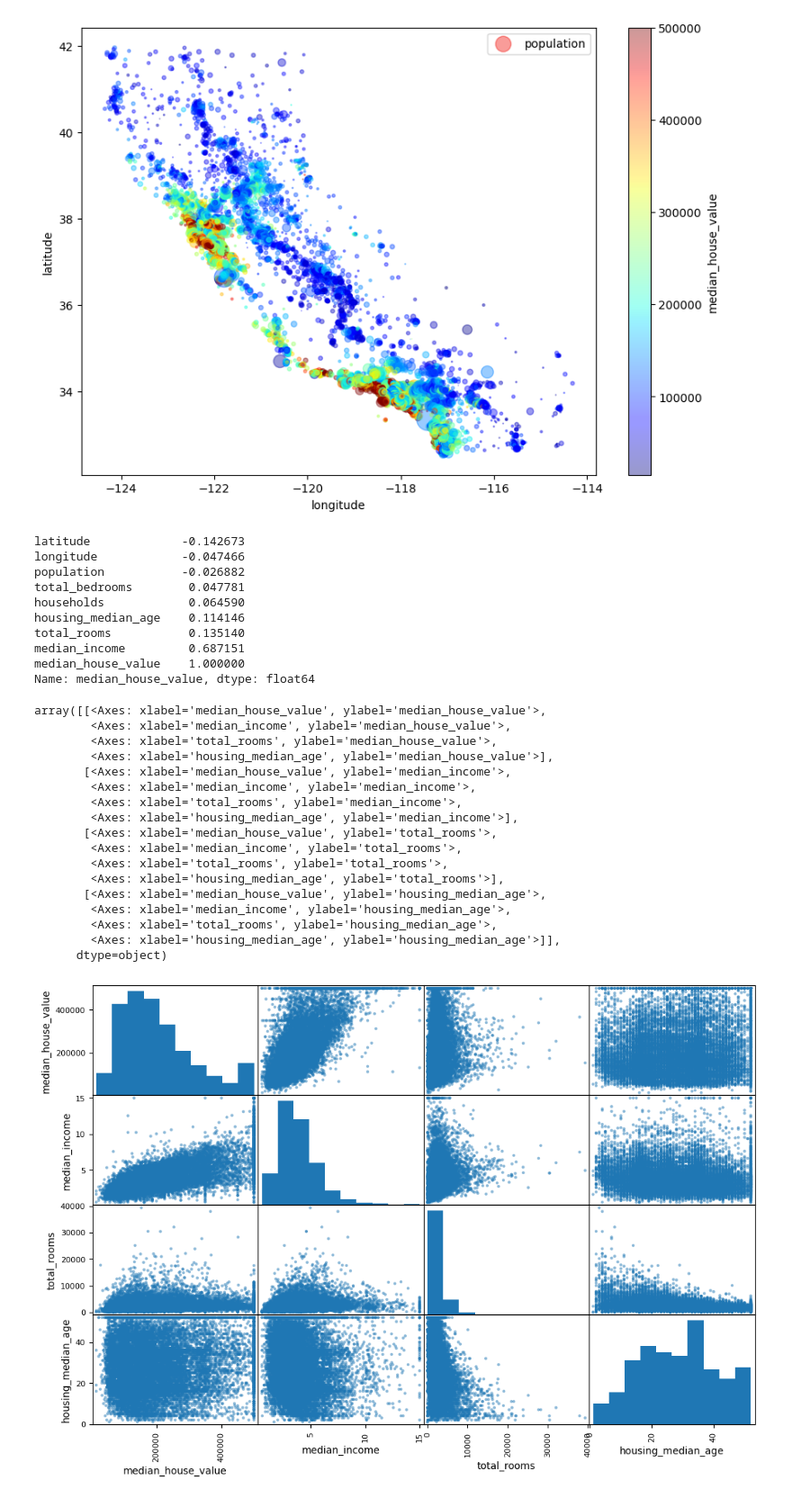
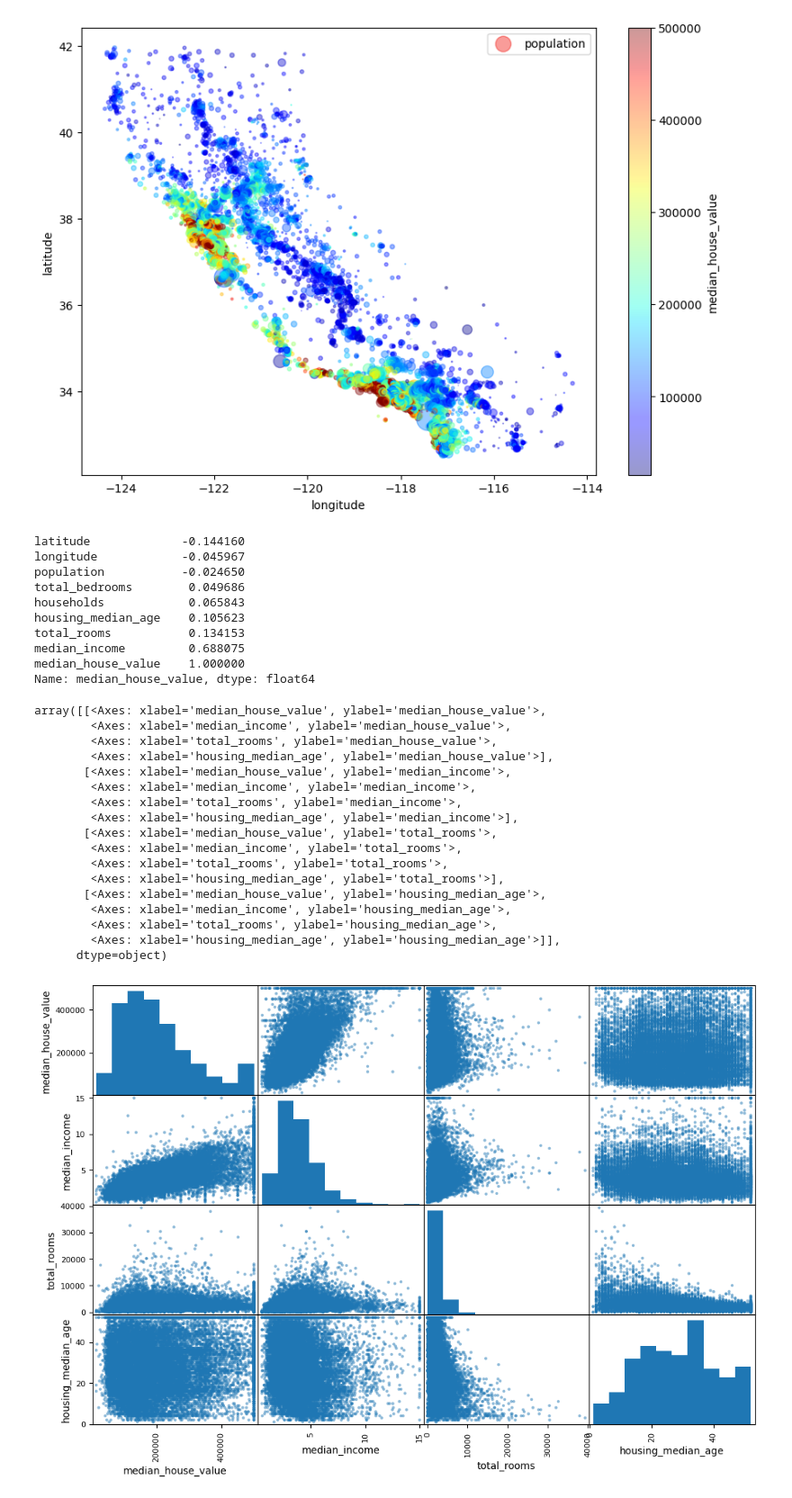
Before and after one commit to anishrajpandey/Machine_Learning_Housing_Corporation, a Jupyter notebook: Housing.ipynb, the cells around one changed output. Shown at 90% size. Drawn from its saved outputs; the diff is of its cells as text; code cells hidden in the pictures.

```diff
--- a/Housing.ipynb
+++ b/Housing.ipynb
@@ -212,40 +212,40 @@ plt.legend()
 <matplotlib.legend.Legend at 0x...>
 [figure]
 # %%
-corr_matrix = housing.select_dtypes(include=[float, int]).corr()
+corr_matrix = housing_df.select_dtypes(include=[float, int]).corr()
 corr_matrix["median_house_value"].sort_values()
 # %% [output]
-latitude             -0.142673
-longitude            -0.047466
-population           -0.026882
-total_bedrooms        0.047781
-households            0.064590
-housing_median_age    0.114146
-total_rooms           0.135140
-median_income         0.687151
+latitude             -0.144160
+longitude            -0.045967
+population           -0.024650
+total_bedrooms        0.049686
+households            0.065843
+housing_median_age    0.105623
+total_rooms           0.134153
+median_income         0.688075
 median_house_value    1.000000
 Name: median_house_value, dtype: float64
 # %%
 from pandas.plotting import scatter_matrix
 attributes = ["median_house_value", "median_income", "total_rooms", "housing_median_age"]
-scatter_matrix(housing[attributes], figsize=(12, 8))
+scatter_matrix(housing_df[attributes], figsize=(12, 8))
 # %% [output]
 array([[<Axes: xlabel='median_house_value', ylabel='median_house_value'>,
         <Axes: xlabel='median_income', ylabel='median_house_value'>,
         <Axes: xlabel='total_rooms', ylabel='median_house_value'>,
         <Axes: xlabel='housing_median_age', ylabel='median_house_value'>],
        [<Axes: xlabel='median_house_value', ylabel='median_income'>,
         <Axes: xlabel='median_income', ylabel='median_income'>,
         <Axes: xlabel='total_rooms', ylabel='median_income'>,
         <Axes: xlabel='housing_median_age', ylabel='median_income'>],
        [<Axes: xlabel='median_house_value', ylabel='total_rooms'>,
         <Axes: xlabel='median_income', ylabel='total_rooms'>,
         <Axes: xlabel='total_rooms', ylabel='total_rooms'>,
         <Axes: xlabel='housing_median_age', ylabel='total_rooms'>],
        [<Axes: xlabel='median_house_value', ylabel='housing_median_age'>,
         <Axes: xlabel='median_income', ylabel='housing_median_age'>,
         <Axes: xlabel='total_rooms', ylabel='housing_median_age'>,
         <Axes: xlabel='housing_median_age', ylabel='housing_median_age'>]],
       dtype=object)
-[figure, old version]
+[figure, new version]
 # %%
```
Also changed, not shown: parts of 4 cells of this notebook, 1 other file.
